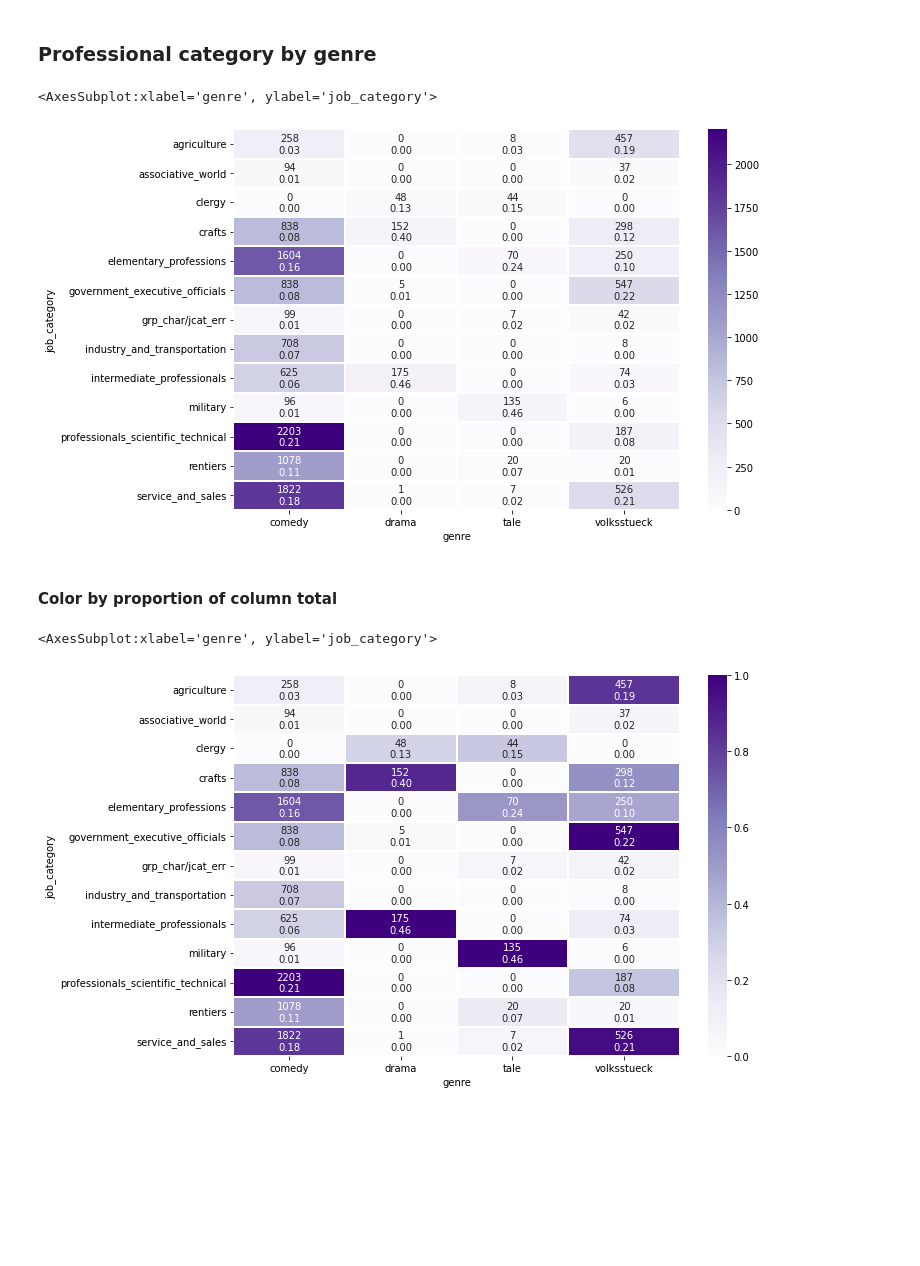
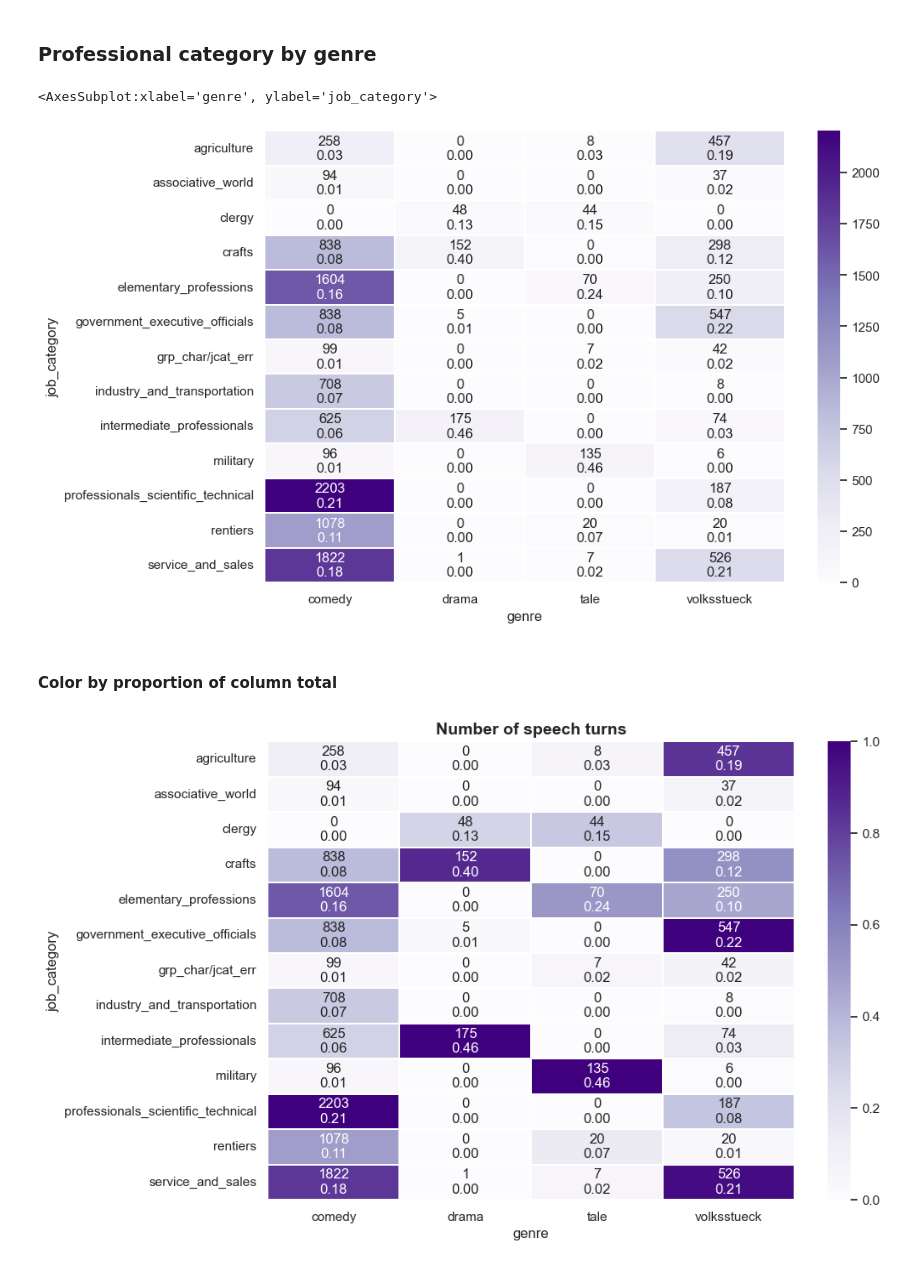
Before and after one commit to methal-project/alsatian-character-speech, a Jupyter notebook: metadata_analysis.ipynb, the cells around one changed output. Saved outputs shown, nothing was run; the diff lists cells and outputs as text; code cells hidden in the pictures; blank space fills up the shorter version.

```diff
--- a/metadata_analysis.ipynb
+++ b/metadata_analysis.ipynb
@@ -13,7 +13,7 @@ import seaborn as sns
 # %%
 df_path = "overall-per-character-speech-postpro.tsv"
 # %%
-df = pd.read_csv(df_path)
+df = pd.read_csv(df_path, sep="\t")
 # %%
 df.head()
 # %% [output]
@@ -87,6 +87,9 @@ _ = ax.set_title("Number and percentage of speech turns with metadata of each ty
        fontdict={'size': 15, 'weight': 'bold'})
 # %% [output]
 [figure]
+# %%
+# go back to default matplotlib style used by pandas
+plt.style.use('default')
 # %% [markdown]
 ## Character gender
 # %%
@@ -154,6 +157,9 @@ class_pie.legend(loc='upper left', bbox_to_anchor=(1.25, 1))
 ## Character metadata by play genre
 # %% [markdown]
 Within each genre, proportion of character of each gender, social class and professional category.
+# %%
+sns.set_theme()
+#sns.set(font_scale=0.8)
 # %% [markdown]
 ### Genre distribution
 # %%
@@ -232,6 +266,6 @@ plt.figure(figsize=(10,7))
 sns.heatmap(pd.crosstab(df.job_category, df.genre), annot=annots_job_cat, fmt="", cmap="Purples", linewidths=.3)
 # %% [output]
 <AxesSubplot:xlabel='genre', ylabel='job_category'>
-[figure, old version]
+[figure, new version]
 # %% [markdown]
 #### Color by proportion of column total
@@ -238,7 +274,8 @@ sns.heatmap(pd.crosstab(df.job_category, df.genre), annot=annots_job_cat, fmt=""
 # %%
 # heatmap with color by column (flip axes to have row-wise)
 plt.figure(figsize=(10,7))
-sns.heatmap(job_cat_by_genre.div(job_cat_by_genre.max(axis=0),axis=1), annot=annots_job_cat, fmt="", cmap="Purples", linewidths=.3)
+ax = sns.heatmap(job_cat_by_genre.div(job_cat_by_genre.max(axis=0),axis=1), annot=annots_job_cat, fmt="", cmap="Purples", linewidths=.3)
+ax.set_title("Number of speech turns", fontdict={'size': 14, 'weight': 'bold'})
+plt.savefig("img/profclass-by-subgenre_heat-by-subgenre.png", dpi=300, bbox_inches="tight")
 # %% [output]
-<AxesSubplot:xlabel='genre', ylabel='job_category'>
-[figure, old version]
+[figure, new version]
```
Also changed, not shown: parts of 8 cells of this notebook, 5 other files.
